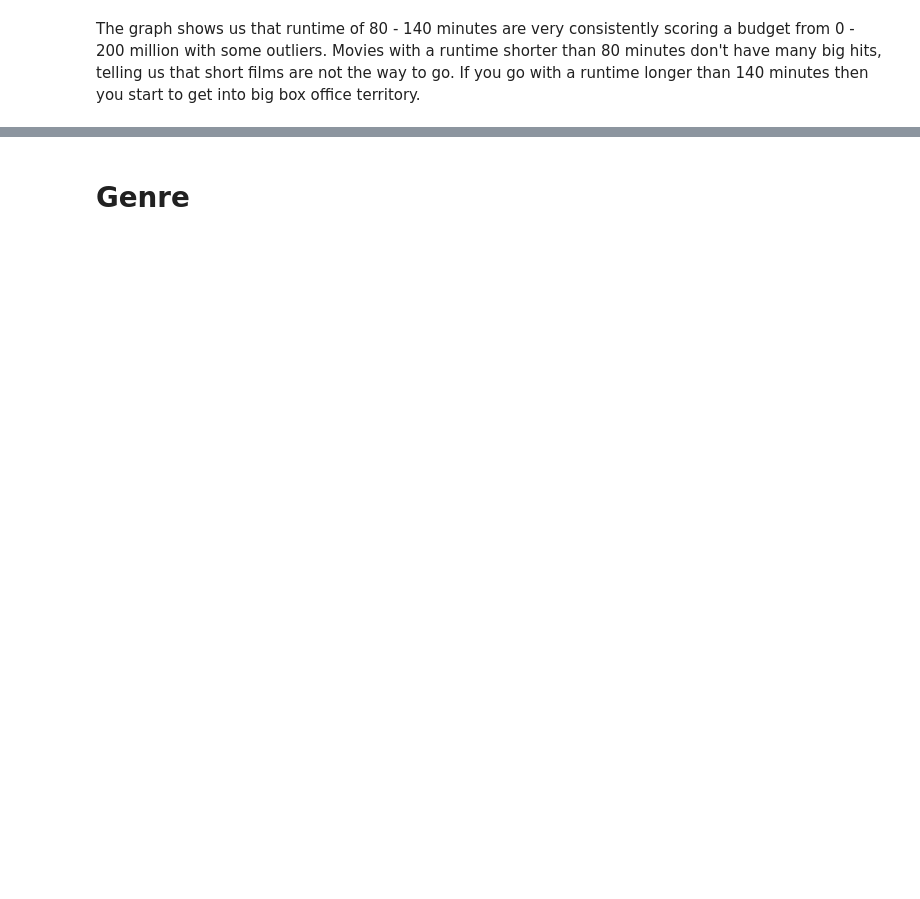
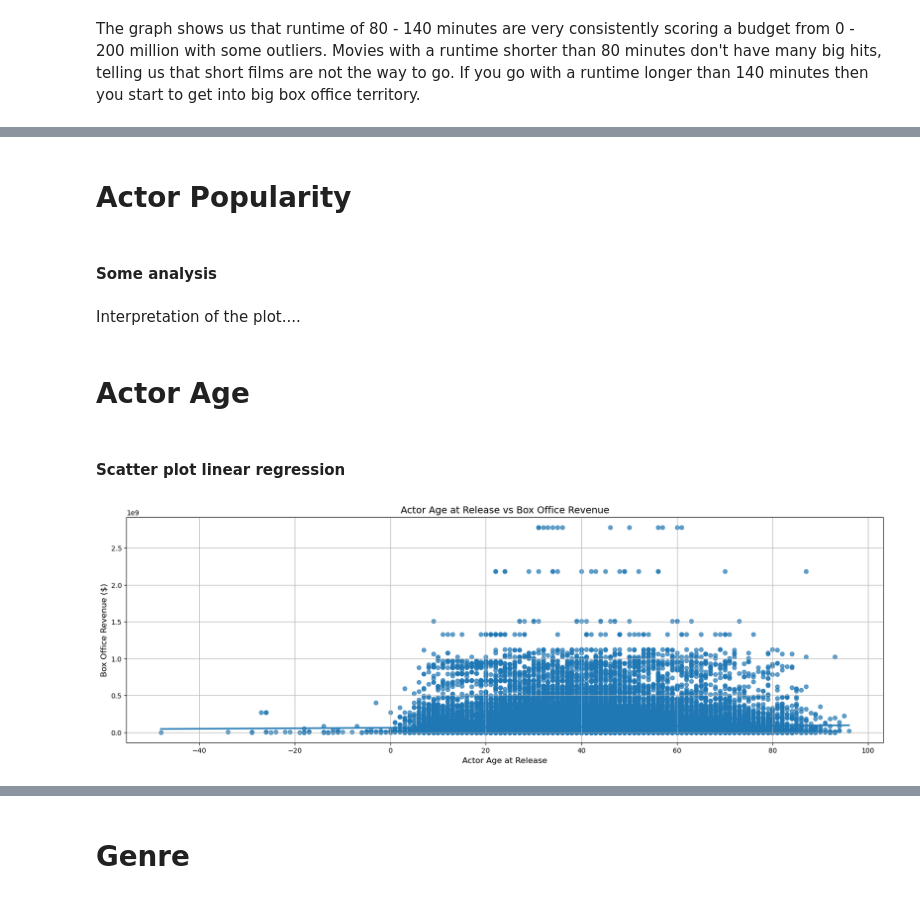
Before and after one commit to epfl-ada/ada-2024-project-conquistada, a Jupyter notebook: analysis_erik.ipynb, the cells around one changed output, grey strips where cells are left out. Cells and saved outputs as stored; diff of their text form; code cells hidden in the pictures; blank space fills up the shorter version.

```diff
--- a/analysis_erik.ipynb
+++ b/analysis_erik.ipynb
@@ -96,0 +168,29 @@ plt.show()
+# %% [markdown]
+# Actor Popularity
+# %% [markdown]
+#### Some analysis
+# %% [markdown]
+Interpretation of the plot....
+# %% [markdown]
+# Actor Age
+# %% [markdown]
+#### Scatter plot linear regression
+# %%
+# Merge the two DataFrames on 'Wikipedia movie ID'
+merged_df = pd.merge(characters, movies[['Wikipedia movie ID', 'Movie box office revenue']], on='Wikipedia movie ID', how='inner')
+
+# Ensure 'Movie box office revenue' is numeric
+merged_df['Movie box office revenue'] = pd.to_numeric(merged_df['Movie box office revenue'], errors='coerce')
+
+# Drop rows with NaN values in the relevant columns
+merged_df = merged_df.dropna(subset=['Actor age at movie release', 'Movie box office revenue'])
+
+plt.figure(figsize=(20, 6))
+sns.regplot(x=merged_df['Actor age at movie release'], y=merged_df['Movie box office revenue'], scatter_kws={'alpha': 0.7})
+plt.title('Actor Age at Release vs Box Office Revenue', fontsize=14)
+plt.xlabel('Actor Age at Release', fontsize=12)
+plt.ylabel('Box Office Revenue ($)', fontsize=12)
+plt.grid(True)
+plt.show()
+# %% [output]
+[figure, added]
```
Also changed, not shown: parts of 40 cells of this notebook.
